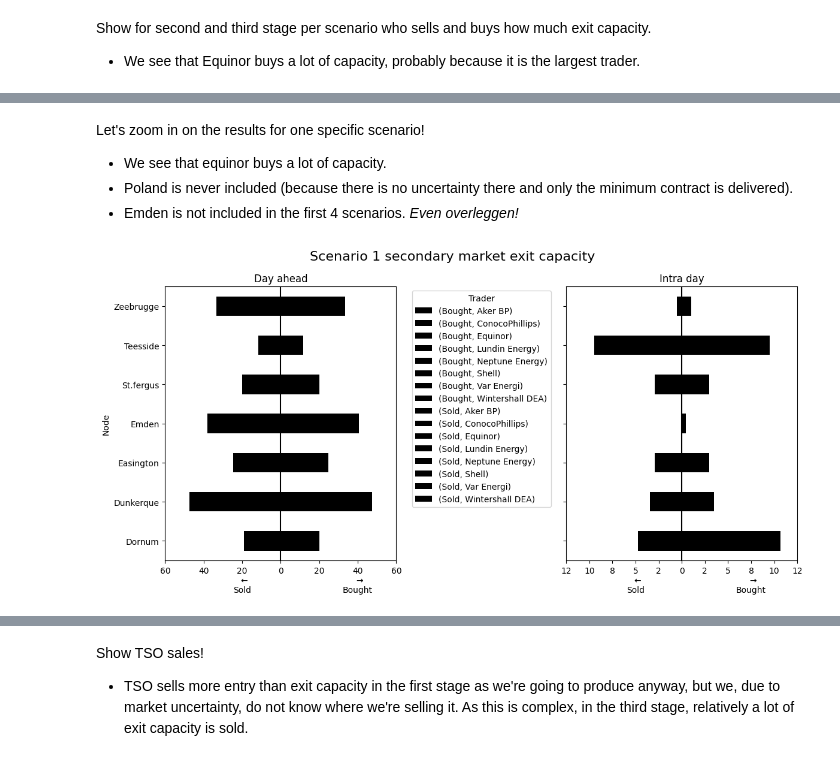
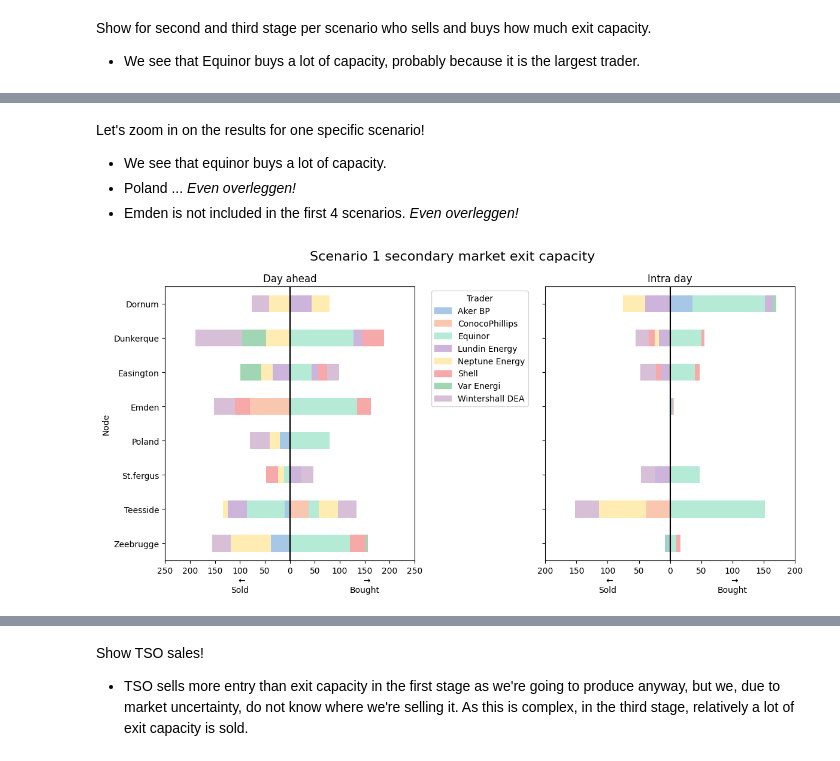
Before and after one commit to berendmarkhorst/secondary_gas_market, a Jupyter notebook: analysis.ipynb, the cells around one changed output, grey strips where cells are left out. Saved outputs shown, nothing was run; the diff lists cells and outputs as text; code cells hidden in the pictures.

```diff
--- a/analysis.ipynb
+++ b/analysis.ipynb
@@ -142,6 +146,8 @@ def read_data(input_file):
 
         df["Weighted value"] = df["Value"] * df["Probability"]
 
+        df["Time block"] = (df["Scenario node"] - 1)% 4 + 1
+
         if "Trader" in df.columns:
             df["Trader"] = df["Trader"].map(traders_dict)
 
@@ -289,7 +302,7 @@ plt.show()
 # %% [markdown]
 Let's zoom in on the results for one specific scenario!
 - We see that equinor buys a lot of capacity.
-- Poland is never included (because there is no uncertainty there and only the minimum contract is delivered).
+- Poland ... *Even overleggen!*
 - Emden is not included in the first 4 scenarios. *Even overleggen!*
 # %%
 def secondary_market_specific(key, name, stage):
@@ -307,7 +320,7 @@ def secondary_market_specific(key, name, stage):
 
     # Select the stage we're interested in
     df_stage = df[df["Stage"] == stage]
-    df_stage = df_stage.groupby(["Scenario index", "Trader", "Node"]).sum()[["Weighted value"]]
+    df_stage = df_stage.groupby(["Scenario index", "Trader", "Node"]).sum()[["Value"]]
 
     df_stage.columns = [name]
 
@@ -337,24 +350,10 @@ def plot_specific(capacity_type, scenario_idx):
         result = pd.concat([bought, sold], axis = 1)
         result = result[~(result.eq(0).all(axis=1))]
 
-        colors = {(a, t): "black" for a in ["Bought", "Sold"] for t in result.reset_index()["Trader"].unique()}
+        result_pivot = result.reset_index().set_index("Node").pivot(columns=["Trader"], values=["Bought", "Sold"]).fillna(0)
+        result_pivot = result_pivot.reindex(index=markets, fill_value=0).sort_index(ascending=False)
 
-        result_pivot = result.reset_index().set_index("Node").pivot(columns=["Trader"], values=["Bought", "Sold"])
-
-        result_pivot.plot(kind="barh", stacked=True, ax=axes[i], color=colors)
-        # bought_pivot = bought.reset_index().set_index("Node").pivot(columns=["Trader"], values="Bought")
-        # sold_pivot = sold.reset_index().set_index("Node").pivot(columns=["Trader"], values="Sold")
-
-        # idx = (~(bought_pivot.eq(0).all(axis=1))) & ~(sold_pivot.eq(0).all(axis=1))
-        # bought_pivot = bought_pivot.loc[idx]
-        # sold_pivot = sold_pivot.loc[idx]
-
-        # print(stage)
-        # display(bought_pivot)
-        # display(sold_pivot)
-
-        # bought_pivot.plot(kind="barh", stacked=True, ax=axes[i], cmap="Set2")
-        # sold_pivot.plot(kind="barh", stacked=True, ax=axes[i], cmap="Set2")
+        result_pivot.plot(kind="barh", stacked=True, ax=axes[i], color=bar_colors)
 
         axes[i].axvline(x=0, color="black")
 
@@ -366,42 +365,34 @@ def plot_specific(capacity_type, scenario_idx):
             stage_name = "Intra day"
 
         axes[i].set_title(f"{stage_name}")
 
         # Get xtick positions and labels
         xticks = axes[i].get_xticks()
         xtick_labels = [f"{abs(tick):.0f}" for tick in xticks]
 
         # Add "Sold" and "Bought" labels
         if any(tick < 0 for tick in xticks):
             negative_indices = [idx for idx, tick in enumerate(xticks) if tick <= 0]
             middle_idx = negative_indices[len(negative_indices) // 2]
             xtick_labels[middle_idx] += "\n " + r"$\leftarrow$" + "\n" + "Sold"
         if any(tick > 0 for tick in xticks):
             positive_indices = [idx for idx, tick in enumerate(xticks) if tick >= 0]
             middle_idx = positive_indices[len(positive_indices) // 2]
             xtick_labels[middle_idx] += "\n " + r"$\rightarrow$" + "\n" + "Bought"
 
         axes[i].set_xticks(xticks)
         axes[i].set_xticklabels(xtick_labels)
 
-        # Get legend handles and labels (only for the first subplot)
-        handles, labels = axes[i].get_legend_handles_labels()
-
         if i == 0:
-            # Remove duplicates
-            unique_labels = []
-            unique_handles = []
-            for h, l in zip(handles, labels):
-                if l not in unique_labels:
-                    unique_labels.append(l)
-                    unique_handles.append(h)
+            # Create legend handles (one per trader)
+            legend_handles = [mpatches.Patch(color=colors_dict[trader], label=trader) for trader in traders]
 
             # Add legend only once
-            axes[i].legend(unique_handles, unique_labels, title="Trader", bbox_to_anchor=(1.05, 1), loc="upper left")
+            axes[i].legend(handles=legend_handles, title="Trader", bbox_to_anchor=(1.05, 1), loc="upper left")
         else:
             axes[i].legend().set_visible(False)  # Hide legend for second plot
 
 plot_specific("exit", 1)
 plt.tight_layout()
 # %% [output]
-[figure, old version]
+[figure, new version]
```
Also changed, not shown: parts of 7 cells of this notebook, 3 other files.
